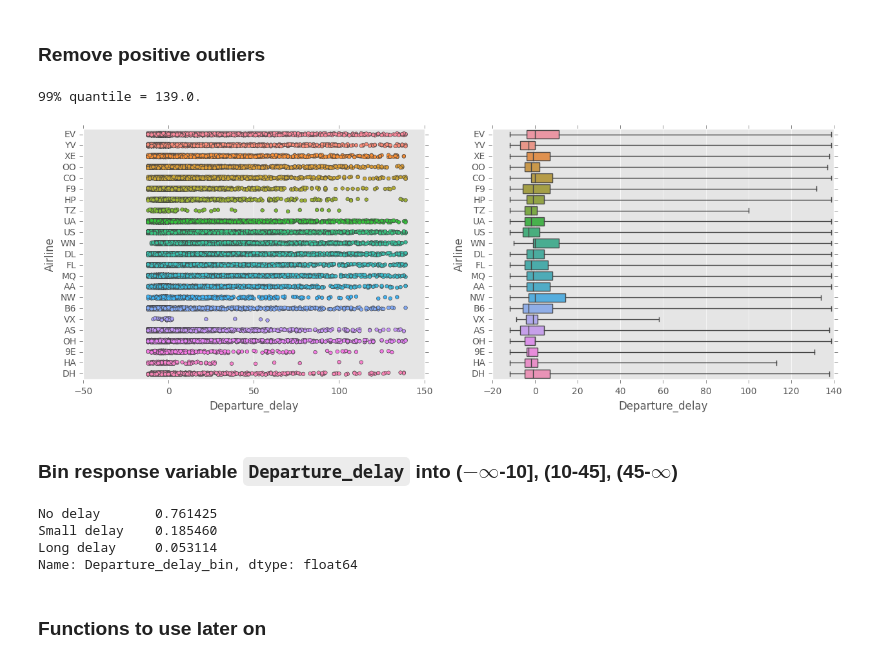
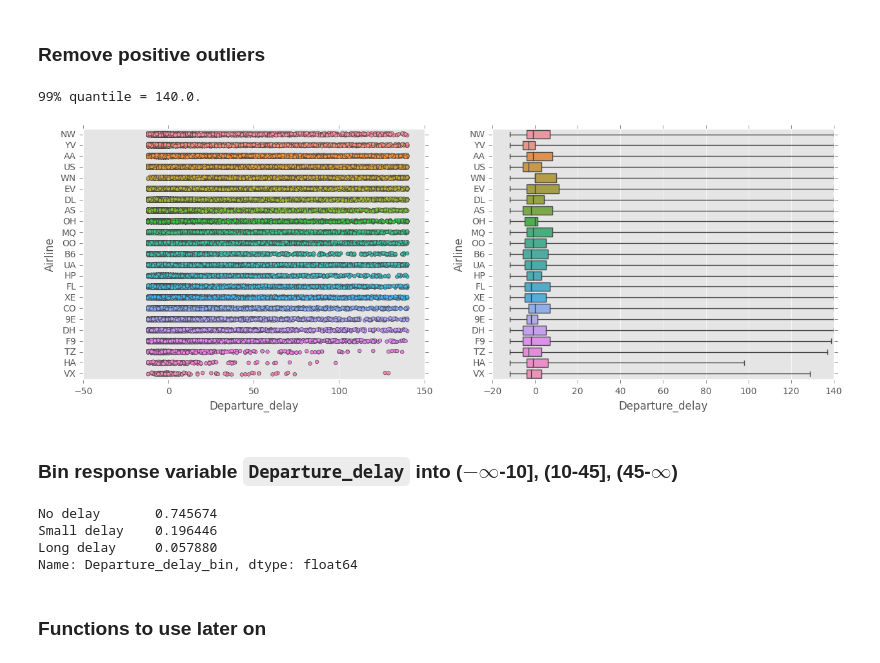
Before and after one commit to mattdns1006/flight, a Jupyter notebook: datatonic.ipynb, the cells around one changed output. Cells and saved outputs as stored; diff of their text form; code cells hidden in the pictures.

````diff
--- a/datatonic.ipynb
+++ b/datatonic.ipynb
@@ -18,7 +18,7 @@ FIG_SIZE = (15,5)
 # %% [markdown]
 ### Load data
 # %%
-data_size = 'small' # ['small','medium','large']
+data_size = 'large' # ['small','medium','large']
 flights = pd.read_csv("flights_{0}.csv".format(data_size))
 flights["Date"] = pd.to_datetime(flights["Date"]) # format date
 any_nans = flights.isnull().values.any()
@@ -153,15 +175,16 @@ plt.show()
 # %%
 quantile = 99
 quantile_upper_remove = np.percentile(flights.Departure_delay,quantile)
 print("{0}% quantile = {1}.".format(quantile,quantile_upper_remove))
 flights = flights.drop(flights[flights.Departure_delay > quantile_upper_remove].index)
 f, (ax1,ax2) = plt.subplots(1, 2,figsize=FIG_SIZE)
-sns.stripplot(y='Airline', x='Departure_delay', size = 4, data=flights, linewidth = 0.5,  jitter=True, ax=ax1)
-sns.boxplot(y='Airline', x='Departure_delay', data=flights, whis=np.inf, ax=ax2)
+sample = flights.sample(frac=0.05)
+sns.stripplot(y='Airline', x='Departure_delay', size = 4, data=sample, linewidth = 0.5,  jitter=True, ax=ax1)
+sns.boxplot(y='Airline', x='Departure_delay', data=sample, whis=np.inf, ax=ax2)
 plt.show()
 # %% [output]
-99% quantile = 139.0.
+99% quantile = 140.0.
-[figure, old version]
+[figure, new version]
 # %% [markdown]
 ###  Bin response variable ```Departure_delay``` into ($-\infty$-10], (10-45], (45-$\infty$)
 # %%
@@ -170,9 +193,9 @@ flights['Departure_delay_bin'] = pd.cut(flights['Departure_delay'],
                                         labels=("No delay","Small delay","Long delay"))
 (flights['Departure_delay_bin'].value_counts()/flights.shape[0])
 # %% [output]
-No delay       0.761425
-Small delay    0.185460
-Long delay     0.053114
+No delay       0.745674
+Small delay    0.196446
+Long delay     0.057880
 Name: Departure_delay_bin, dtype: float64
 # %% [markdown]
 ### Functions to use later on
````
Also changed, not shown: parts of 40 cells of this notebook.
